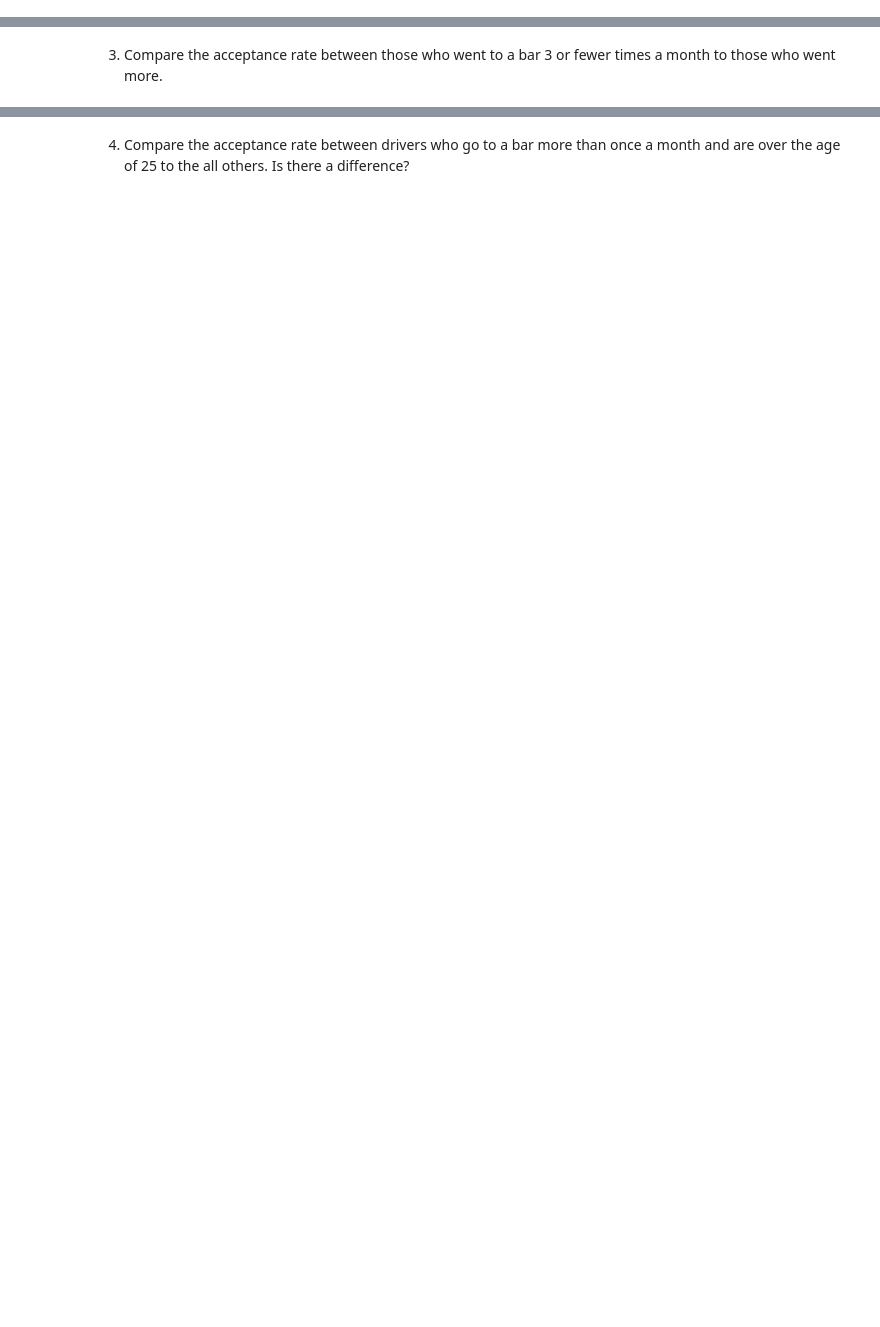
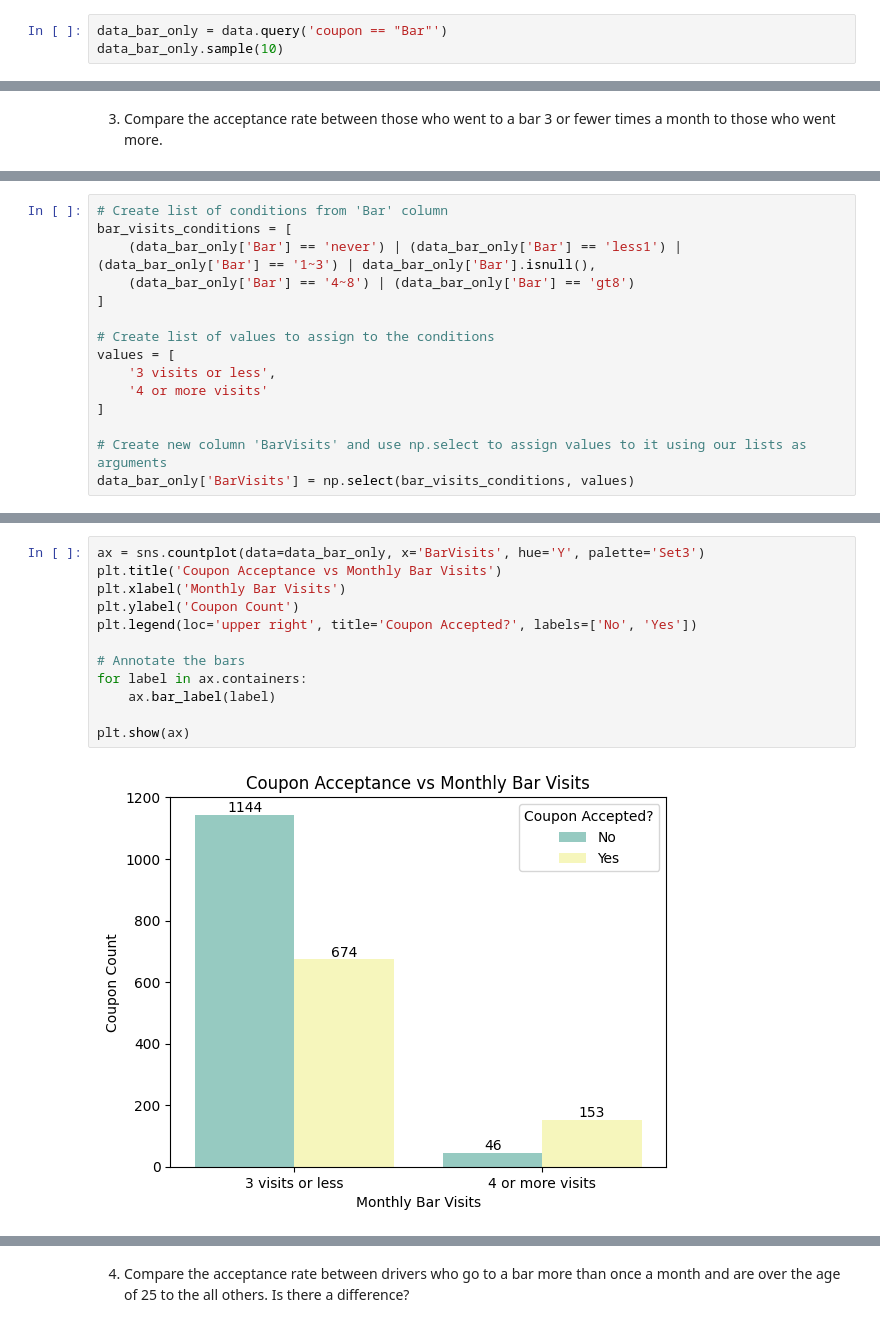
Before and after one commit to dmtrinh/coupons-customers, a Jupyter notebook: prompt.ipynb, the cells around one changed output, grey strips where cells are left out. Drawn from its saved outputs; the diff is of its cells as text; blank space fills up the shorter version.

```diff
--- a/prompt.ipynb
+++ b/prompt.ipynb
@@ -73,3 +230,6 @@ data.head()
 Now, we will lead you through an exploration of just the bar related coupons.
 
 1. Create a new `DataFrame` that contains just the bar coupons.
+# %%
+data_bar_only = data.query('coupon == "Bar"')
+data_bar_only.sample(10)
@@ -79,0 +273,15 @@ Now, we will lead you through an exploration of just the bar related coupons.
+# %%
+# Create list of conditions from 'Bar' column
+bar_visits_conditions = [
+    (data_bar_only['Bar'] == 'never') | (data_bar_only['Bar'] == 'less1') | (data_bar_only['Bar'] == '1~3') | data_bar_only['Bar'].isnull(),
+    (data_bar_only['Bar'] == '4~8') | (data_bar_only['Bar'] == 'gt8')
+]
+
+# Create list of values to assign to the conditions
+values = [
+    '3 visits or less',
+    '4 or more visits'
+]
+
+# Create new column 'BarVisits' and use np.select to assign values to it using our lists as arguments
+data_bar_only['BarVisits'] = np.select(bar_visits_conditions, values)
@@ -79,0 +301,14 @@ Now, we will lead you through an exploration of just the bar related coupons.
+# %%
+ax = sns.countplot(data=data_bar_only, x='BarVisits', hue='Y', palette='Set3')
+plt.title('Coupon Acceptance vs Monthly Bar Visits')
+plt.xlabel('Monthly Bar Visits')
+plt.ylabel('Coupon Count')
+plt.legend(loc='upper right', title='Coupon Accepted?', labels=['No', 'Yes'])
+
+# Annotate the bars
+for label in ax.containers:
+    ax.bar_label(label)
+
+plt.show(ax)
+# %% [output]
+[figure, added]
```
Also changed, not shown: parts of 60 cells of this notebook, 9 other files.
